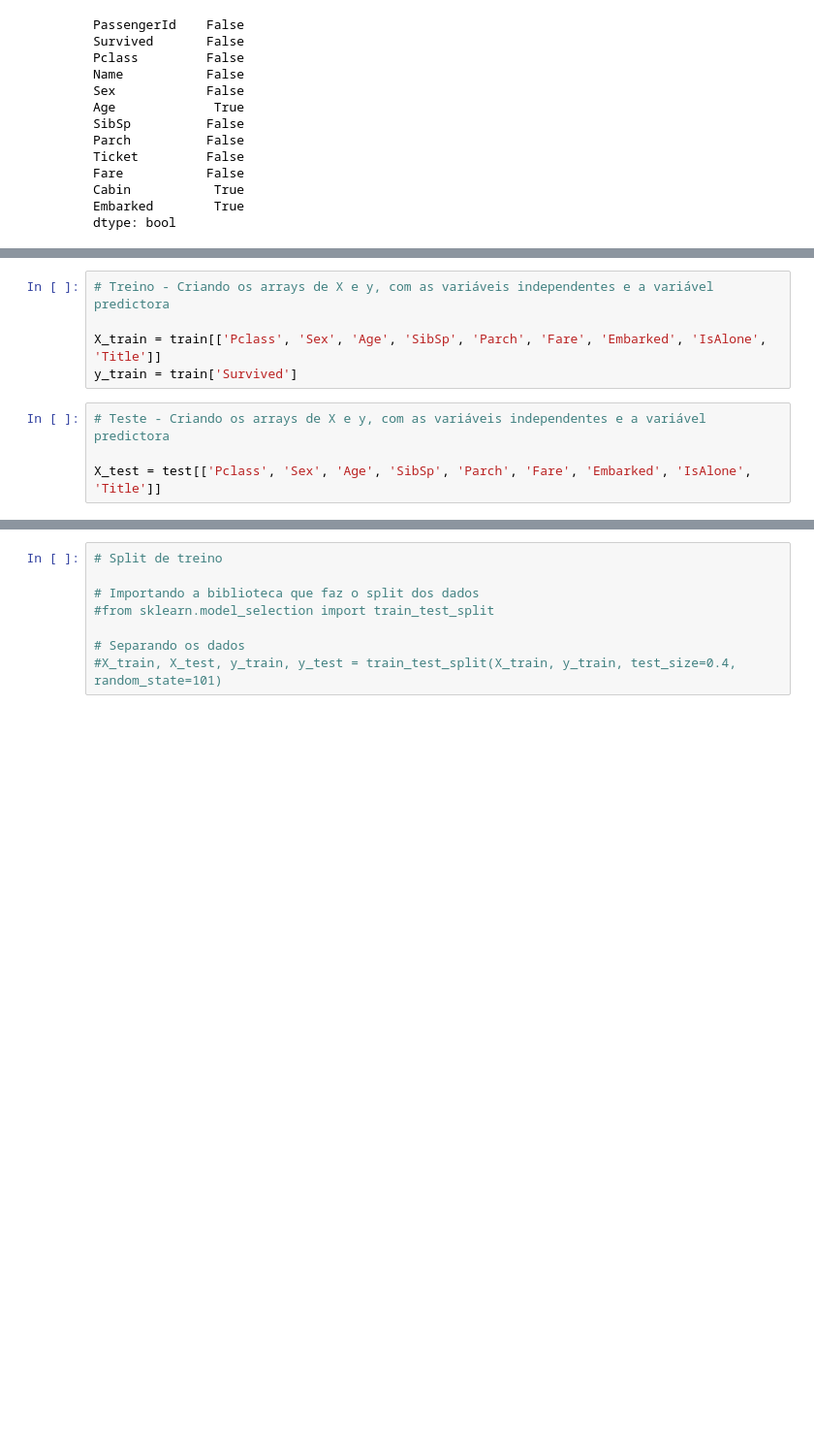
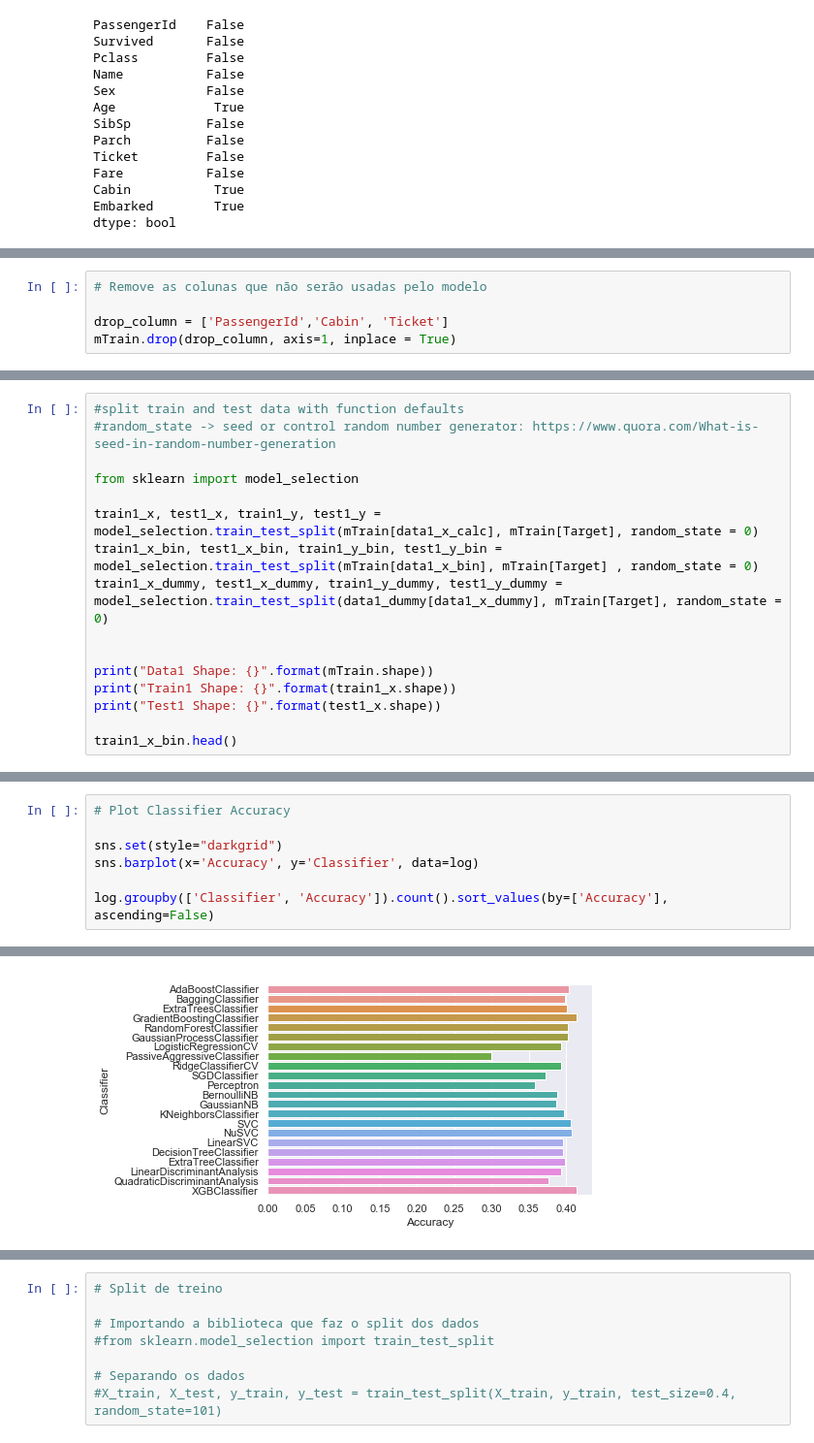
Before and after one commit to rgaliardi/Data-Science, a Jupyter notebook: MaratonaDSB/Titanic/Kaggle-Titanic.ipynb, the cells around one changed output, grey strips where cells are left out. Shown: that part at 97% size. Drawn from its saved outputs; the diff is of its cells as text; blank space fills up the shorter version.

```diff
--- a/MaratonaDSB/Titanic/Kaggle-Titanic.ipynb
+++ b/MaratonaDSB/Titanic/Kaggle-Titanic.ipynb
@@ -370,9 +119,0 @@ sns.heatmap(train.iloc[0::, 1::].corr(), cmap='BuGn')
-# %%
-# Treino - Criando os arrays de X e y, com as variáveis independentes e a variável predictora
-
-X_train = train[['Pclass', 'Sex', 'Age', 'SibSp', 'Parch', 'Fare', 'Embarked', 'IsAlone', 'Title']]
-y_train = train['Survived']
-# %%
-# Teste - Criando os arrays de X e y, com as variáveis independentes e a variável predictora
-
-X_test = test[['Pclass', 'Sex', 'Age', 'SibSp', 'Parch', 'Fare', 'Embarked', 'IsAlone', 'Title']]
@@ -378,0 +159,5 @@ X_test = test[['Pclass', 'Sex', 'Age', 'SibSp', 'Parch', 'Fare', 'Embarked', 'Is
+# %%
+# Remove as colunas que não serão usadas pelo modelo
+
+drop_column = ['PassengerId','Cabin', 'Ticket']
+mTrain.drop(drop_column, axis=1, inplace = True)
@@ -378,0 +321,16 @@ X_test = test[['Pclass', 'Sex', 'Age', 'SibSp', 'Parch', 'Fare', 'Embarked', 'Is
+# %%
+#split train and test data with function defaults
+#random_state -> seed or control random number generator: https://www.quora.com/What-is-seed-in-random-number-generation
+
+from sklearn import model_selection
+
+train1_x, test1_x, train1_y, test1_y = model_selection.train_test_split(mTrain[data1_x_calc], mTrain[Target], random_state = 0)
+train1_x_bin, test1_x_bin, train1_y_bin, test1_y_bin = model_selection.train_test_split(mTrain[data1_x_bin], mTrain[Target] , random_state = 0)
+train1_x_dummy, test1_x_dummy, train1_y_dummy, test1_y_dummy = model_selection.train_test_split(data1_dummy[data1_x_dummy], mTrain[Target], random_state = 0)
+
+
+print("Data1 Shape: {}".format(mTrain.shape))
+print("Train1 Shape: {}".format(train1_x.shape))
+print("Test1 Shape: {}".format(test1_x.shape))
+
+train1_x_bin.head()
@@ -378,0 +602,8 @@ X_test = test[['Pclass', 'Sex', 'Age', 'SibSp', 'Parch', 'Fare', 'Embarked', 'Is
+# %%
+# Plot Classifier Accuracy
+
+sns.set(style="darkgrid")
+sns.barplot(x='Accuracy', y='Classifier', data=log)
+
+log.groupby(['Classifier', 'Accuracy']).count().sort_values(by=['Accuracy'], ascending=False)
+# %% [output]
@@ -378,0 +628 @@ X_test = test[['Pclass', 'Sex', 'Age', 'SibSp', 'Parch', 'Fare', 'Embarked', 'Is
+[figure, added]
```
Also changed, not shown: parts of 57 cells of this notebook, 3 other files.
